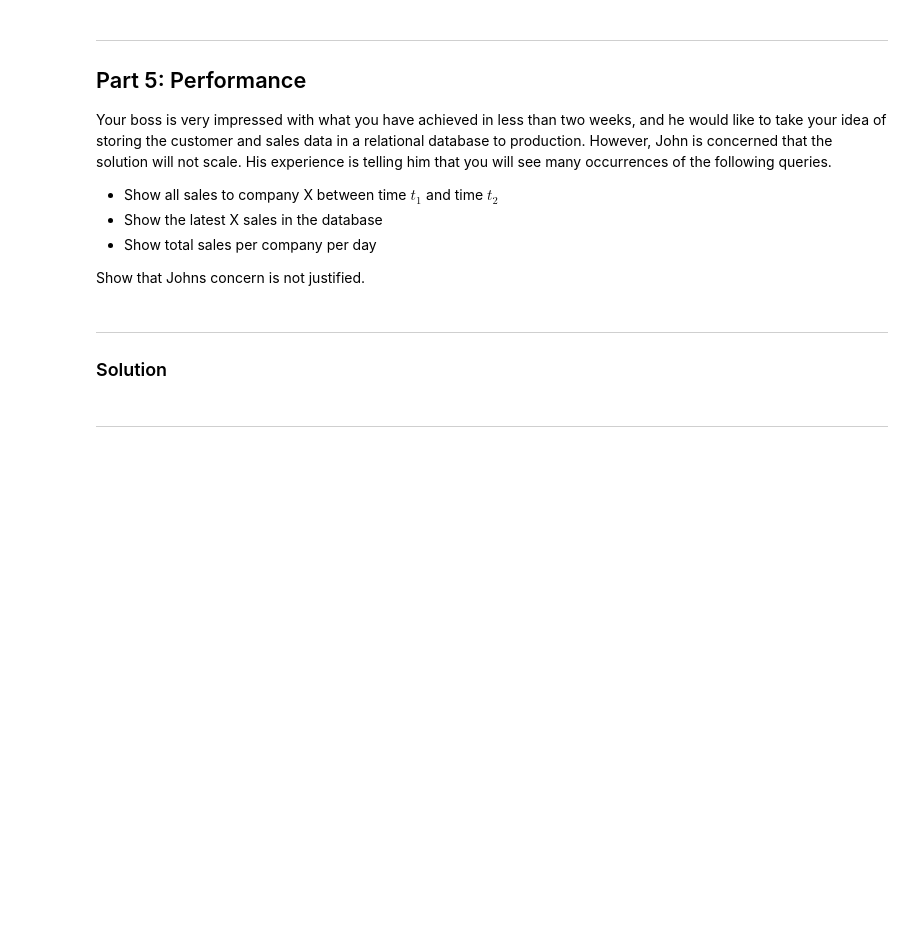
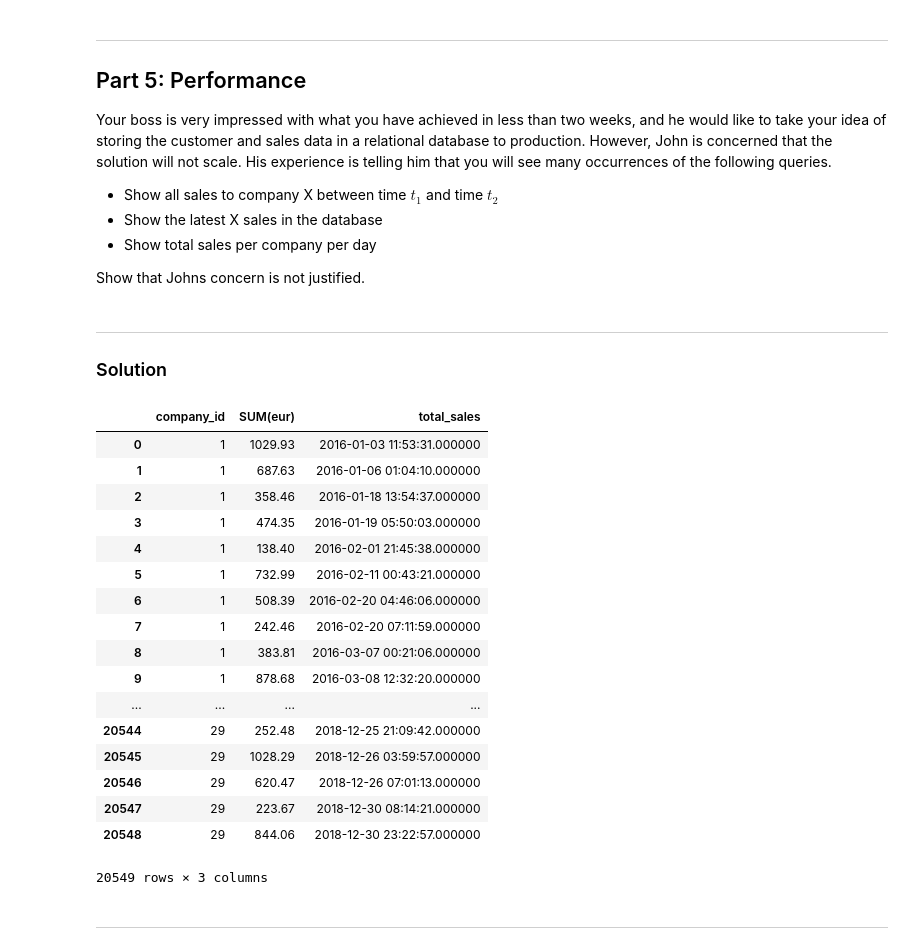
Before and after one commit to grimurz/project1, a Jupyter notebook: Project 1 - Customer Database.ipynb, the cells around one changed output. Drawn from its saved outputs; the diff is of its cells as text; code cells hidden in the pictures; blank space fills up the shorter version.

```diff
--- a/Project 1 - Customer Database.ipynb
+++ b/Project 1 - Customer Database.ipynb
@@ -591,2 +587,61 @@ Show that Johns concern is not justified.
+# %%
+
+#Show all sales to company X between time $t_1$ and time $t_2$
+query1 = "SELECT * FROM trans WHERE company_id = 1 AND transaction_date BETWEEN '2016-04-06' AND '2018-04-06'"
+#pd.read_sql_query(query1, conn)
+
+# Trying to execute it with params
+'''
+id = 1
+date1 = "2016-04-06 00:00:00"
+date2 = "2018-04-06 00:00:00"
+sql = f"""
+    SELECT * FROM trans WHERE company_id = {id} AND transaction_date BETWEEN {date1} AND {date2}
+    """
+pd.read_sql_query(sql, conn)
+'''
+
+# Show the latest X sales in the database
+query2 = "SELECT * FROM trans ORDER BY transaction_date DESC LIMIT 10"
+#pd.read_sql_query(query1, conn)
+
+# Trying to execute it with params
+#query2 = "SELECT * FROM trans ORDER BY transaction_date DESC LIMIT ?"
+#c.execute(query2, (10,))
+#c.fetchall()
+
+# Show total sales per company per day
+query3 = f"""
+    SELECT * FROM
+    (
+    SELECT company_id, SUM(eur), transaction_date AS total_sales FROM
+    (
+    SELECT company_id, eur, transaction_date FROM trans
+    )
+    GROUP BY company_id, transaction_date
+    ORDER BY transaction_date ASC
+    )
+    ORDER BY company_id ASC
+    """
+pd.read_sql_query(query3, conn)
+# %% [output]
+|  | company_id | SUM(eur) | total_sales |
+| 0 | 1 | 1029.93 | 2016-01-03 11:53:31.000000 |
+| 1 | 1 | 687.63 | 2016-01-06 01:04:10.000000 |
+| 2 | 1 | 358.46 | 2016-01-18 13:54:37.000000 |
+| 3 | 1 | 474.35 | 2016-01-19 05:50:03.000000 |
+| 4 | 1 | 138.40 | 2016-02-01 21:45:38.000000 |
+| 5 | 1 | 732.99 | 2016-02-11 00:43:21.000000 |
+| 6 | 1 | 508.39 | 2016-02-20 04:46:06.000000 |
+| 7 | 1 | 242.46 | 2016-02-20 07:11:59.000000 |
+| 8 | 1 | 383.81 | 2016-03-07 00:21:06.000000 |
+| 9 | 1 | 878.68 | 2016-03-08 12:32:20.000000 |
+| ... | ... | ... | ... |
+| 20544 | 29 | 252.48 | 2018-12-25 21:09:42.000000 |
+| 20545 | 29 | 1028.29 | 2018-12-26 03:59:57.000000 |
+| 20546 | 29 | 620.47 | 2018-12-26 07:01:13.000000 |
+| 20547 | 29 | 223.67 | 2018-12-30 08:14:21.000000 |
+| 20548 | 29 | 844.06 | 2018-12-30 23:22:57.000000 |
+20549 rows × 3 columns
 # %% [markdown]
 ---
```
Also changed, not shown: parts of 6 cells of this notebook.
